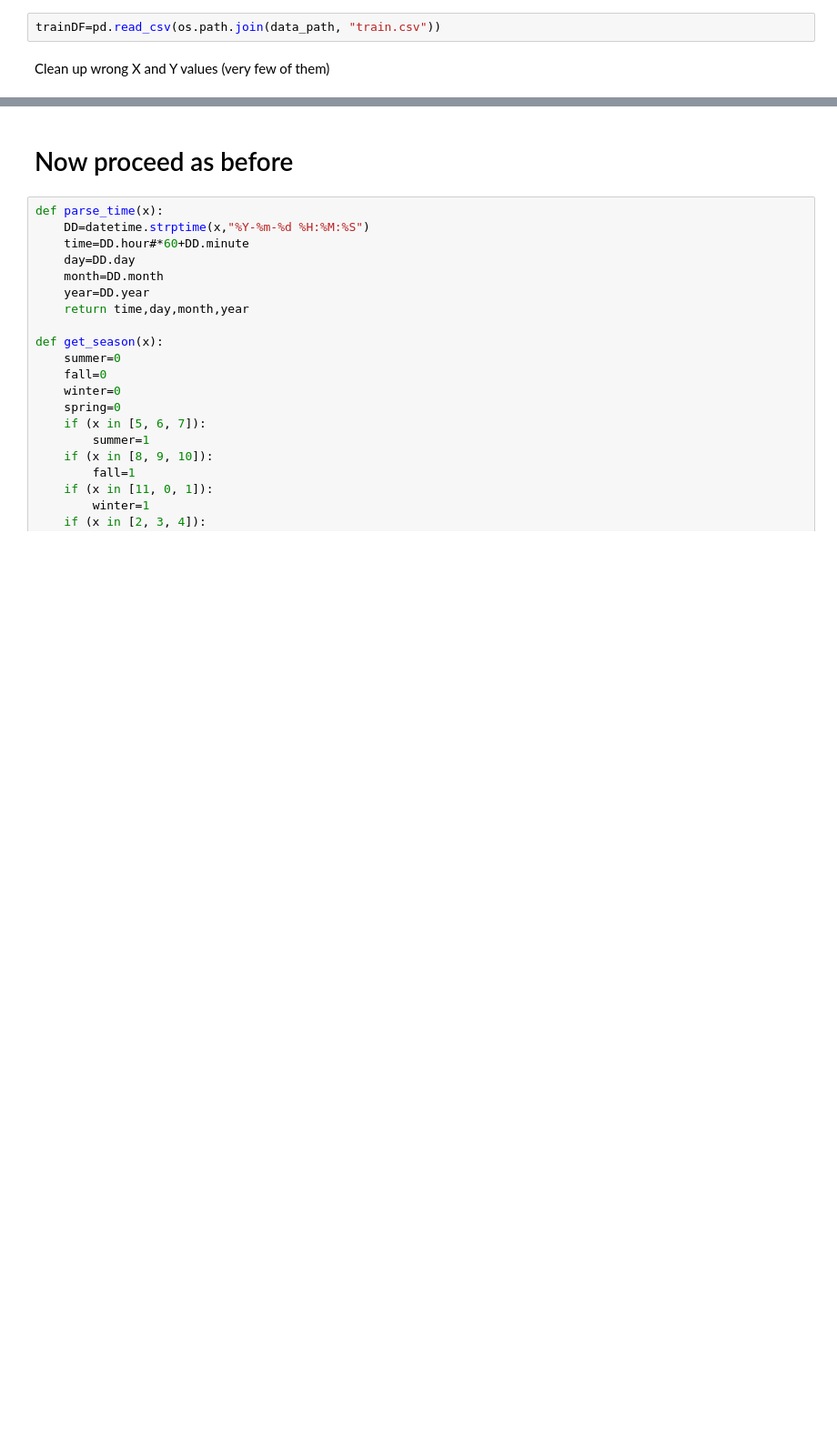
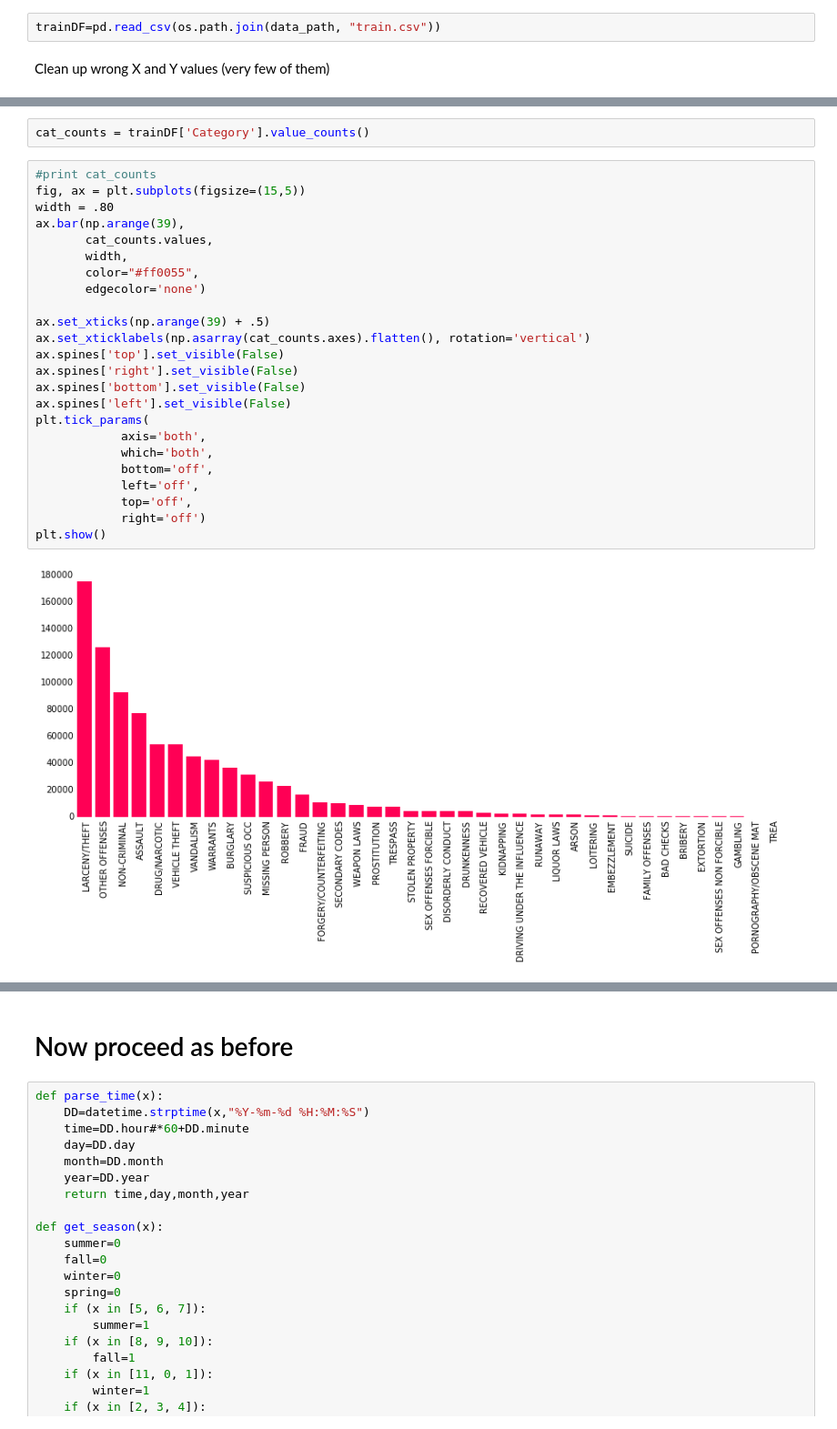
Before and after one commit to kyleiwaniec/w207_Kaggle, a Jupyter notebook: crimeSF_NN_logodds_hierarchy_Jackson.ipynb, the cells around one changed output, grey strips where cells are left out. Shown at 91% size. Cells and saved outputs as stored; diff of their text form; blank space fills up the shorter version.

```diff
--- a/crimeSF_NN_logodds_hierarchy_Jackson.ipynb
+++ b/crimeSF_NN_logodds_hierarchy_Jackson.ipynb
@@ -76,0 +79,28 @@ del groups
+# %%
+cat_counts = trainDF['Category'].value_counts()
+# %%
+#print cat_counts
+fig, ax = plt.subplots(figsize=(15,5))
+width = .80
+ax.bar(np.arange(39),
+       cat_counts.values,
+       width,
+       color="#ff0055",
+       edgecolor='none')
+
+ax.set_xticks(np.arange(39) + .5)
+ax.set_xticklabels(np.asarray(cat_counts.axes).flatten(), rotation='vertical')
+ax.spines['top'].set_visible(False)
+ax.spines['right'].set_visible(False)
+ax.spines['bottom'].set_visible(False)
+ax.spines['left'].set_visible(False)
+plt.tick_params(
+            axis='both',
+            which='both',
+            bottom='off',
+            left='off',
+            top='off',
+            right='off')
+plt.show()
+# %% [output]
+[figure, added]
```
Also changed, not shown: parts of 37 cells of this notebook, 11 other files.
